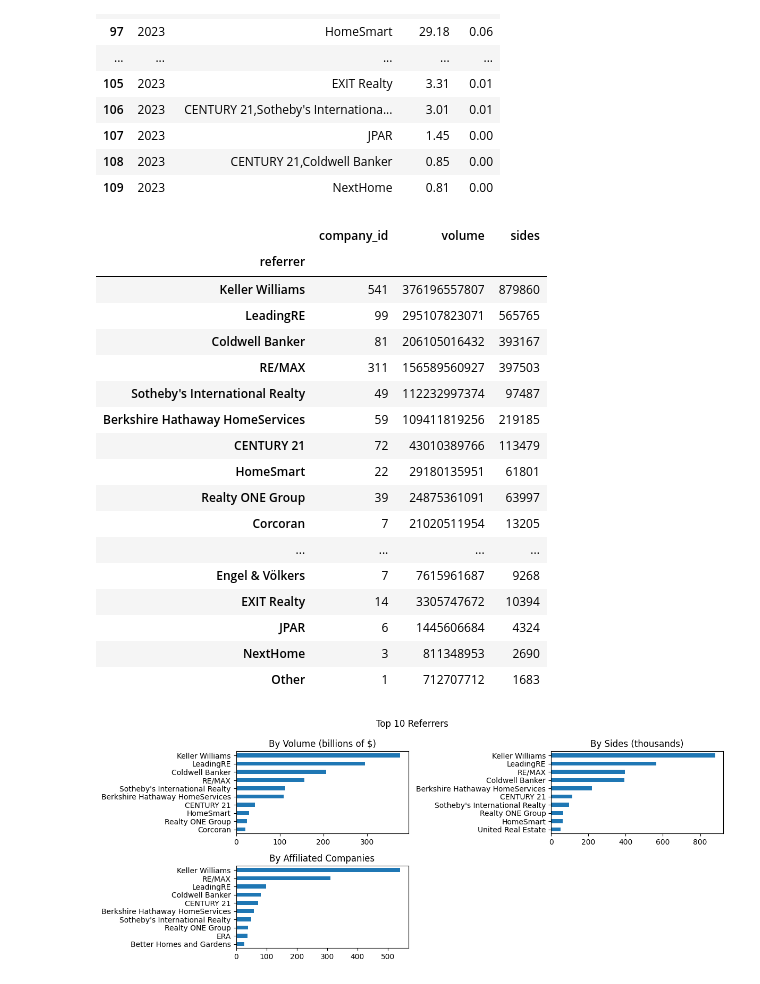
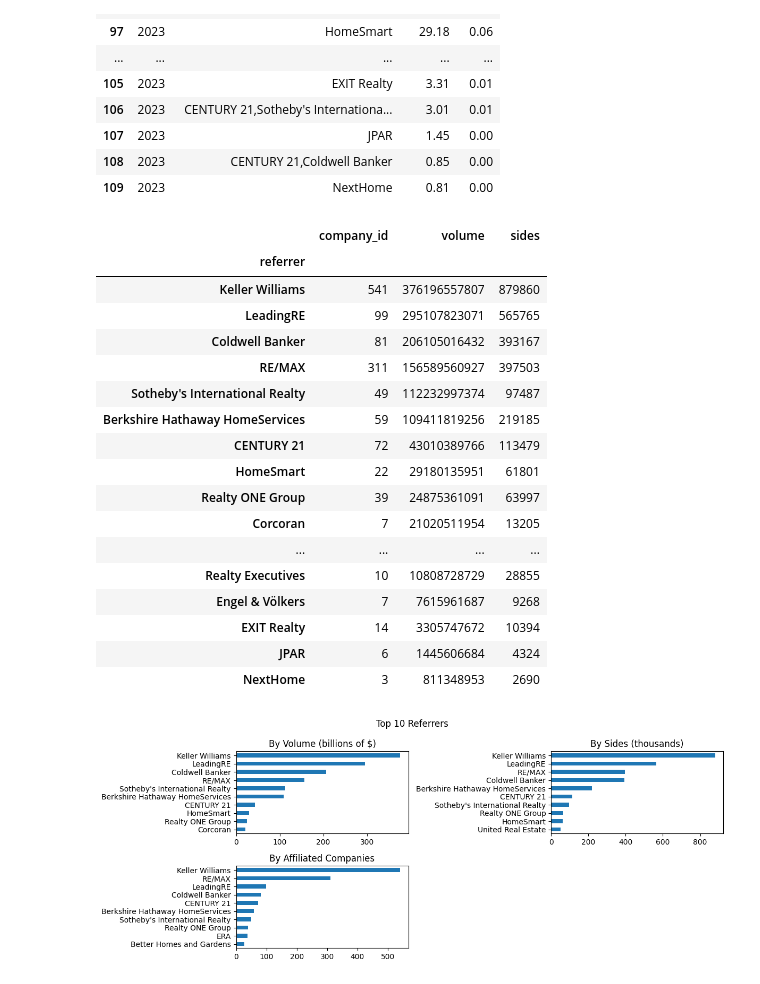
Before and after one commit to altos-research/housingwire-rt, a Jupyter notebook: EDA.ipynb, the cells around one changed output. Drawn from its saved outputs; the diff is of its cells as text; code cells hidden in the pictures.

Commit message:
Steps for making Flourish tables.

```diff
--- a/EDA.ipynb
+++ b/EDA.ipynb
@@ -342,33 +331,33 @@ multis = pd.concat([hsa, tomlinson, hrc, anywhere], ignore_index=True)
 # %%
 top_referrers = pd.concat([multis,
                     df.loc[(df.year==2023)&(df.referrer!='Independent/Other')&(~df.company.isin(multis.company.unique())),
                             ['company_id', 'referrer', 'volume', 'sides']]]).groupby('referrer').agg({
                                 'company_id':'nunique',
                                 'volume':'sum',
                                 'sides':'sum'
                             }).sort_values(by='volume', ascending=False)
 top_referrers['volume'] = top_referrers['volume'].astype('int64')
 top_referrers['sides'] = top_referrers['sides'].astype('int64')
-top_referrers
+top_referrers.iloc[:-1,:]
 # %% [output]
 |  | company_id | volume | sides |
 | referrer |  |  |  |
 | Keller Williams | 541 | 376196557807 | 879860 |
 | LeadingRE | 99 | 295107823071 | 565765 |
 | Coldwell Banker | 81 | 206105016432 | 393167 |
 | RE/MAX | 311 | 156589560927 | 397503 |
 | Sotheby's International Realty | 49 | 112232997374 | 97487 |
 | Berkshire Hathaway HomeServices | 59 | 109411819256 | 219185 |
 | CENTURY 21 | 72 | 43010389766 | 113479 |
 | HomeSmart | 22 | 29180135951 | 61801 |
 | Realty ONE Group | 39 | 24875361091 | 63997 |
 | Corcoran | 7 | 21020511954 | 13205 |
 | ... | ... | ... | ... |
+| Realty Executives | 10 | 10808728729 | 28855 |
 | Engel & Völkers | 7 | 7615961687 | 9268 |
 | EXIT Realty | 14 | 3305747672 | 10394 |
 | JPAR | 6 | 1445606684 | 4324 |
 | NextHome | 3 | 811348953 | 2690 |
-| Other | 1 | 712707712 | 1683 |
 # %%
 fig, ax = plt.subplots(nrows=2, ncols=2)
 fig.set_tight_layout(tight=True)
```
Also changed, not shown: parts of 6 cells of this notebook, 1 other file.
